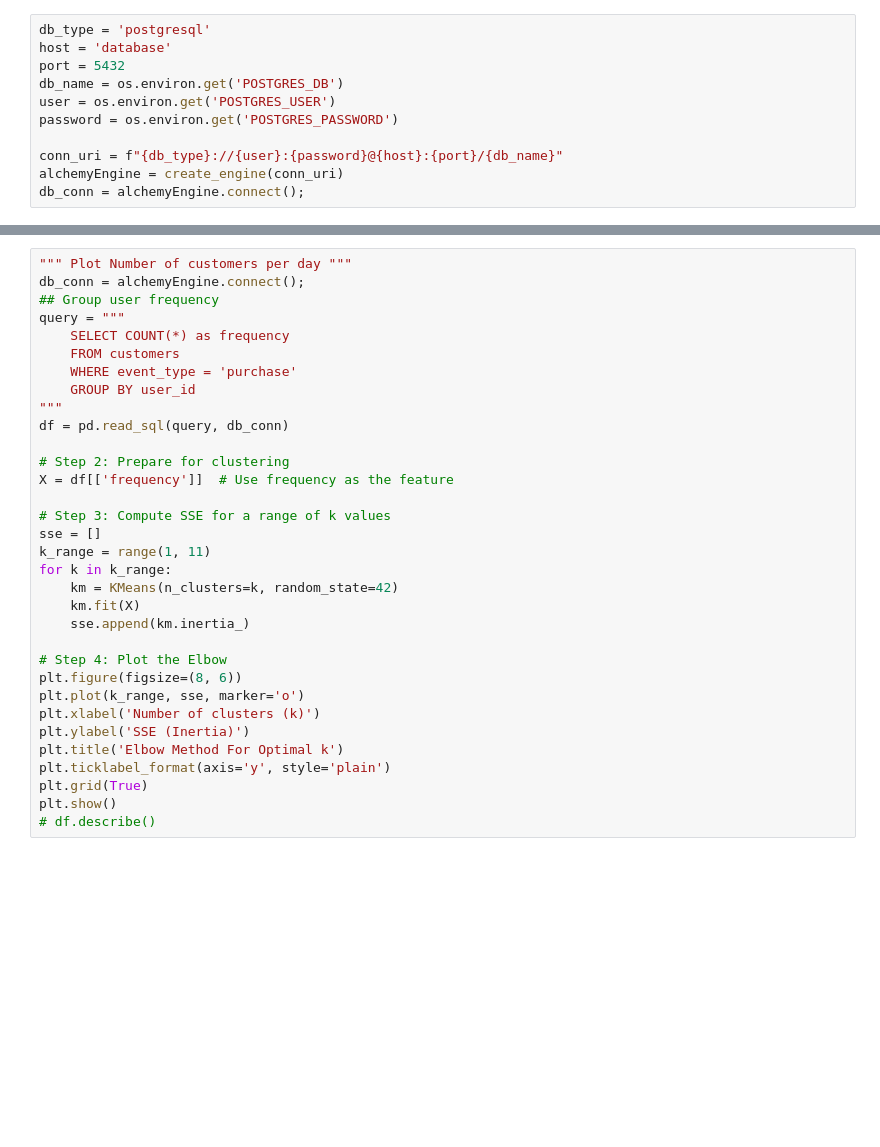
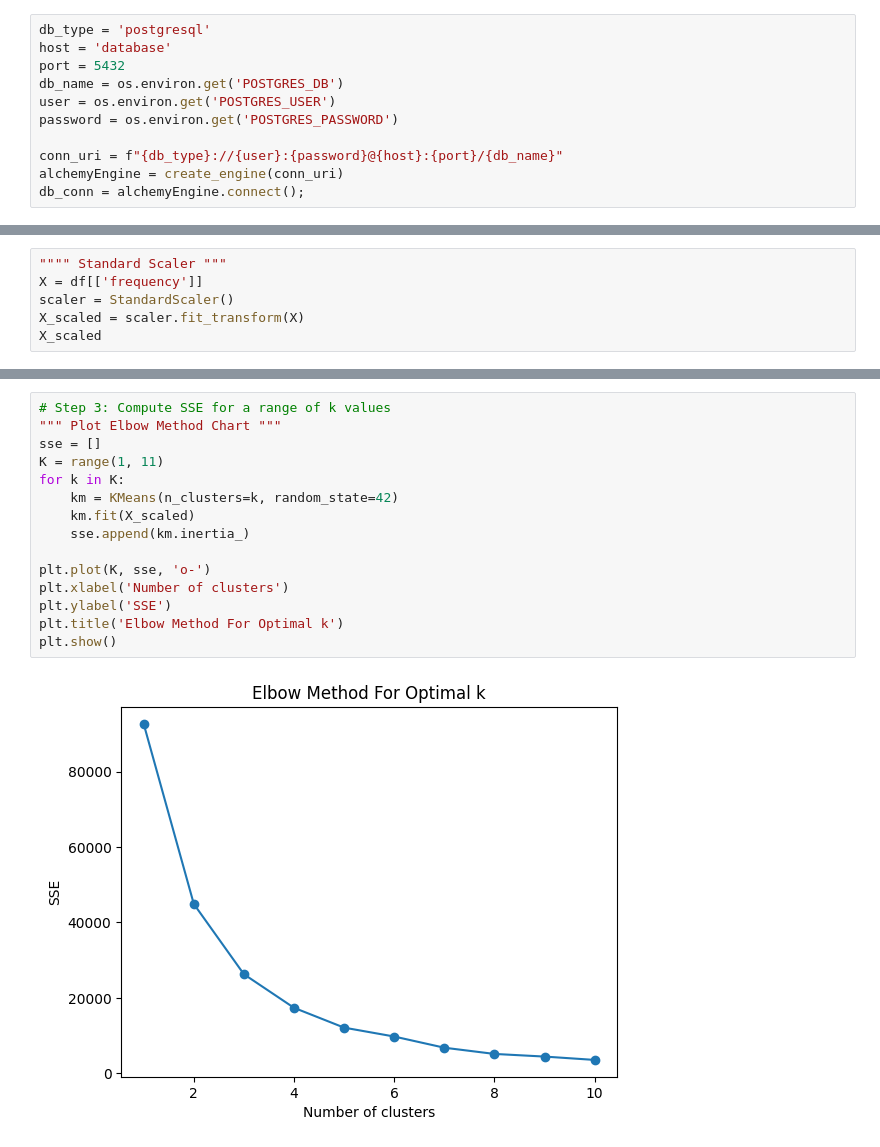
Before and after one commit to viruskizz/42bangkok-datascience-piscine, a Jupyter notebook: ds02/ex04/elbow.ipynb, the cells around one changed output, grey strips where cells are left out. Drawn from its saved outputs; the diff is of its cells as text; blank space fills up the shorter version.

```diff
--- a/ds02/ex04/elbow.ipynb
+++ b/ds02/ex04/elbow.ipynb
@@ -38,0 +82,6 @@ db_conn = alchemyEngine.connect();
+# %%
+"""" Standard Scaler """
+X = df[['frequency']]
+scaler = StandardScaler()
+X_scaled = scaler.fit_transform(X)
+X_scaled
@@ -39,33 +96,17 @@ db_conn = alchemyEngine.connect();
 # %%
-""" Plot Number of customers per day """
-db_conn = alchemyEngine.connect();
-## Group user frequency
-query = """
-    SELECT COUNT(*) as frequency
-    FROM customers
-    WHERE event_type = 'purchase'
-    GROUP BY user_id
-"""
-df = pd.read_sql(query, db_conn)
-
-# Step 2: Prepare for clustering
-X = df[['frequency']]  # Use frequency as the feature
-
 # Step 3: Compute SSE for a range of k values
+""" Plot Elbow Method Chart """
 sse = []
-k_range = range(1, 11)
-for k in k_range:
+K = range(1, 11)
+for k in K:
     km = KMeans(n_clusters=k, random_state=42)
-    km.fit(X)
+    km.fit(X_scaled)
     sse.append(km.inertia_)
 
-# Step 4: Plot the Elbow
-plt.figure(figsize=(8, 6))
-plt.plot(k_range, sse, marker='o')
-plt.xlabel('Number of clusters (k)')
-plt.ylabel('SSE (Inertia)')
+plt.plot(K, sse, 'o-')
+plt.xlabel('Number of clusters')
+plt.ylabel('SSE')
 plt.title('Elbow Method For Optimal k')
-plt.ticklabel_format(axis='y', style='plain')
-plt.grid(True)
 plt.show()
-# df.describe()
+# %% [output]
+[figure, added]
```
Also changed, not shown: parts of 5 cells of this notebook, 1 other file.
